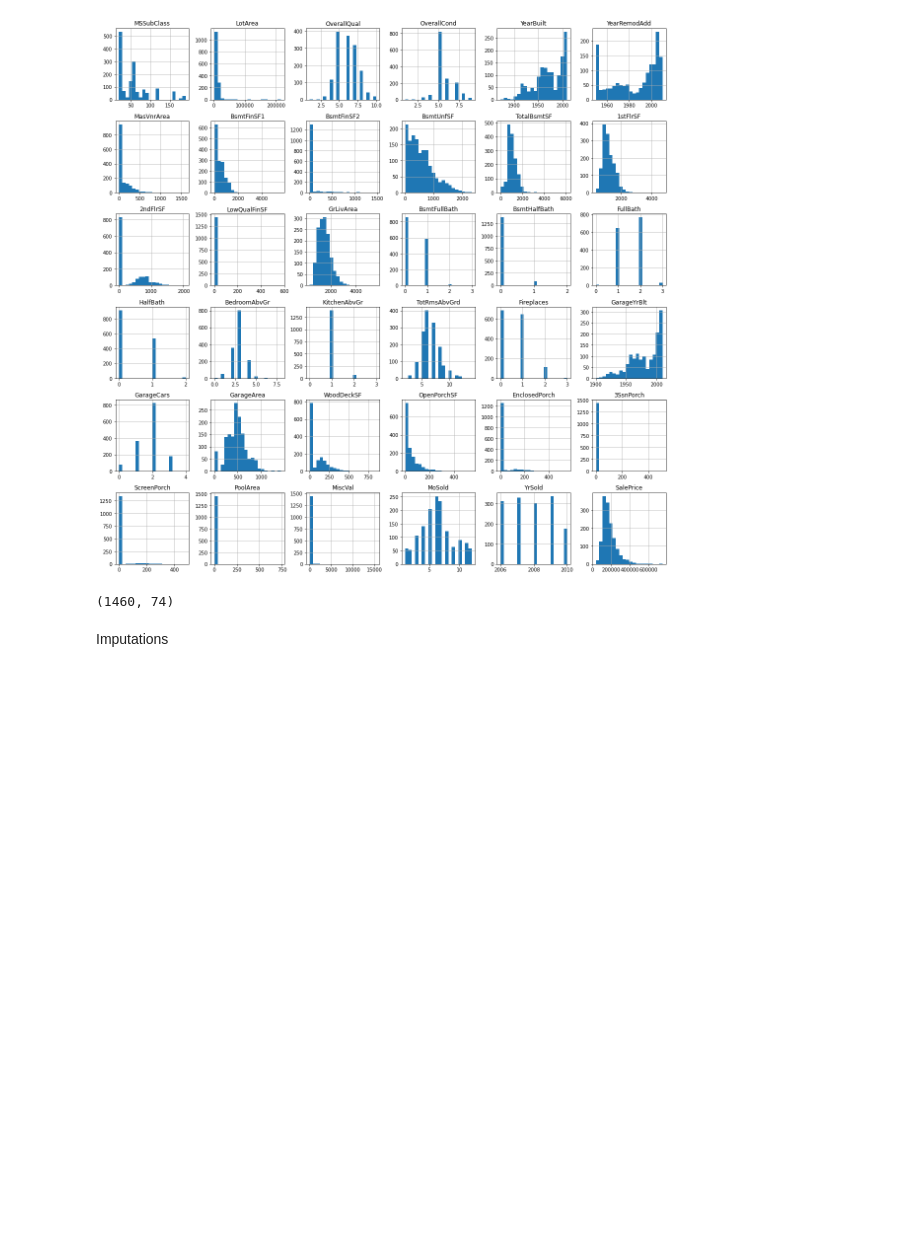
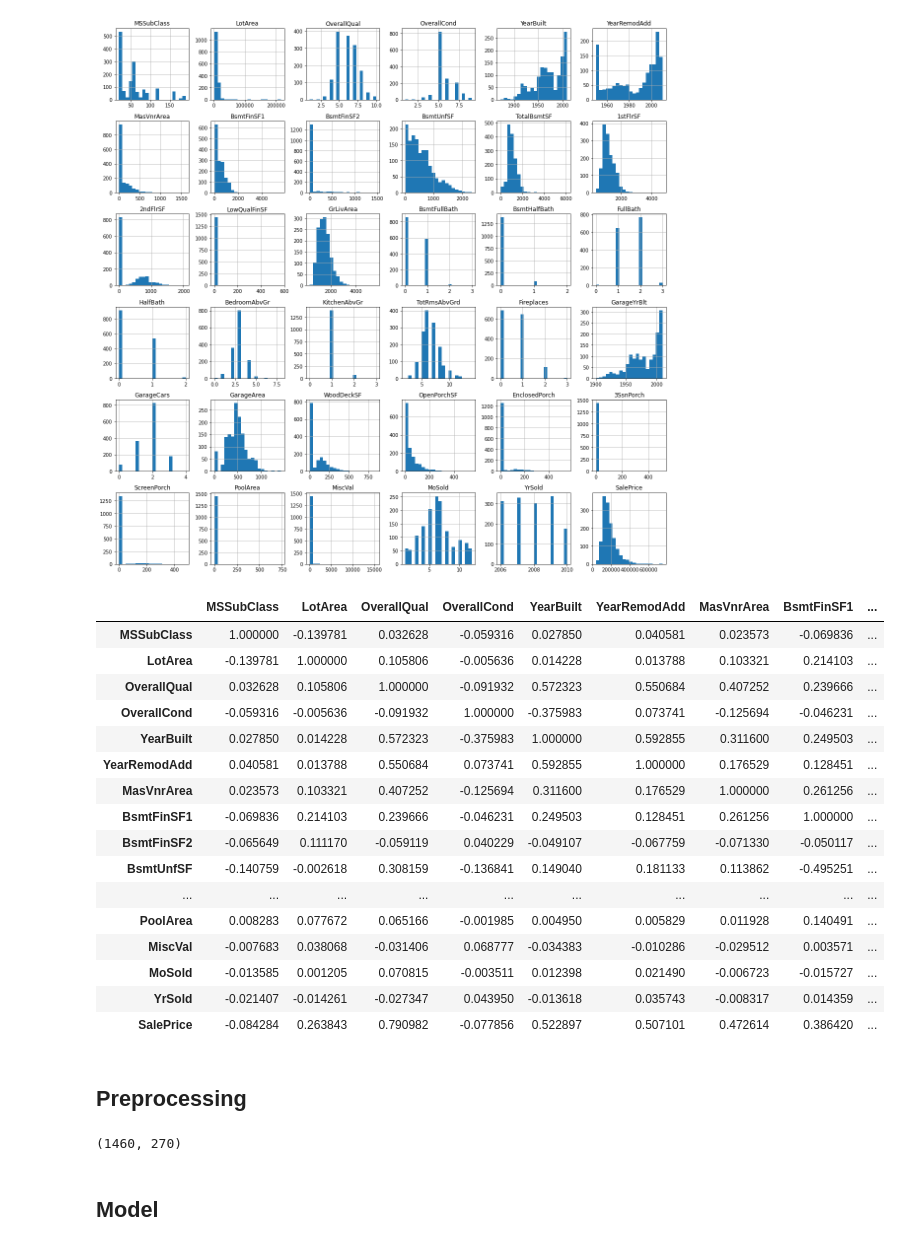
Before and after one commit to subbuvidyasekar/MachineHack, a Jupyter notebook: linear-regression-model-approaches.ipynb, the cells around one changed output. Saved outputs shown, nothing was run; the diff lists cells and outputs as text; code cells hidden in the pictures; blank space fills up the shorter version.

Commit message:
Kaggle Notebook | Linear Regression Model - Approaches | Version 3

```diff
--- a/linear-regression-model-approaches.ipynb
+++ b/linear-regression-model-approaches.ipynb
@@ -157,9 +157,42 @@ plt.show()
 The is_first_col function was deprecated in Matplotlib 3.4 and will be removed two minor releases later. Use ax.get_subplotspec().is_first_col() instead.
   if ax.is_first_col():
 [figure]
-# %%
-train.shape
-# %% [output]
-(1460, 74)
-# %% [markdown]
-Imputations
+# %%
+import matplotlib.pyplot as plt
+plt.rcParams["figure.figsize"] = (20,10)
+corr = df.corr()
+corr.style.background_gradient(cmap='coolwarm')
+# %% [output]
+|  | MSSubClass | LotArea | OverallQual | OverallCond | YearBuilt | YearRemodAdd | MasVnrArea | BsmtFinSF1 | ... |
+| MSSubClass | 1.000000 | -0.139781 | 0.032628 | -0.059316 | 0.027850 | 0.040581 | 0.023573 | -0.069836 | ... |
+| LotArea | -0.139781 | 1.000000 | 0.105806 | -0.005636 | 0.014228 | 0.013788 | 0.103321 | 0.214103 | ... |
+| OverallQual | 0.032628 | 0.105806 | 1.000000 | -0.091932 | 0.572323 | 0.550684 | 0.407252 | 0.239666 | ... |
+| OverallCond | -0.059316 | -0.005636 | -0.091932 | 1.000000 | -0.375983 | 0.073741 | -0.125694 | -0.046231 | ... |
+| YearBuilt | 0.027850 | 0.014228 | 0.572323 | -0.375983 | 1.000000 | 0.592855 | 0.311600 | 0.249503 | ... |
+| YearRemodAdd | 0.040581 | 0.013788 | 0.550684 | 0.073741 | 0.592855 | 1.000000 | 0.176529 | 0.128451 | ... |
+| MasVnrArea | 0.023573 | 0.103321 | 0.407252 | -0.125694 | 0.311600 | 0.176529 | 1.000000 | 0.261256 | ... |
+| BsmtFinSF1 | -0.069836 | 0.214103 | 0.239666 | -0.046231 | 0.249503 | 0.128451 | 0.261256 | 1.000000 | ... |
+| BsmtFinSF2 | -0.065649 | 0.111170 | -0.059119 | 0.040229 | -0.049107 | -0.067759 | -0.071330 | -0.050117 | ... |
+| BsmtUnfSF | -0.140759 | -0.002618 | 0.308159 | -0.136841 | 0.149040 | 0.181133 | 0.113862 | -0.495251 | ... |
+| ... | ... | ... | ... | ... | ... | ... | ... | ... | ... |
+| PoolArea | 0.008283 | 0.077672 | 0.065166 | -0.001985 | 0.004950 | 0.005829 | 0.011928 | 0.140491 | ... |
+| MiscVal | -0.007683 | 0.038068 | -0.031406 | 0.068777 | -0.034383 | -0.010286 | -0.029512 | 0.003571 | ... |
+| MoSold | -0.013585 | 0.001205 | 0.070815 | -0.003511 | 0.012398 | 0.021490 | -0.006723 | -0.015727 | ... |
+| YrSold | -0.021407 | -0.014261 | -0.027347 | 0.043950 | -0.013618 | 0.035743 | -0.008317 | 0.014359 | ... |
+| SalePrice | -0.084284 | 0.263843 | 0.790982 | -0.077856 | 0.522897 | 0.507101 | 0.472614 | 0.386420 | ... |
+# %% [markdown]
+## Preprocessing
+# %%
+# One hot encoding and Standard scaling
+from sklearn.preprocessing import OneHotEncoder
+onehot = OneHotEncoder(handle_unknown = 'ignore')
+onehot.fit(df[cat_cols])
+#onehot.categories_
+enc_df = pd.DataFrame(onehot.transform(df[cat_cols]).toarray())
+df.drop(cat_cols, axis = 1, inplace = True)
+df = df.join(enc_df)
+df.shape
+# %% [output]
+(1460, 270)
+# %% [markdown]
+## Model
```
Also changed, not shown: parts of 6 cells of this notebook.
